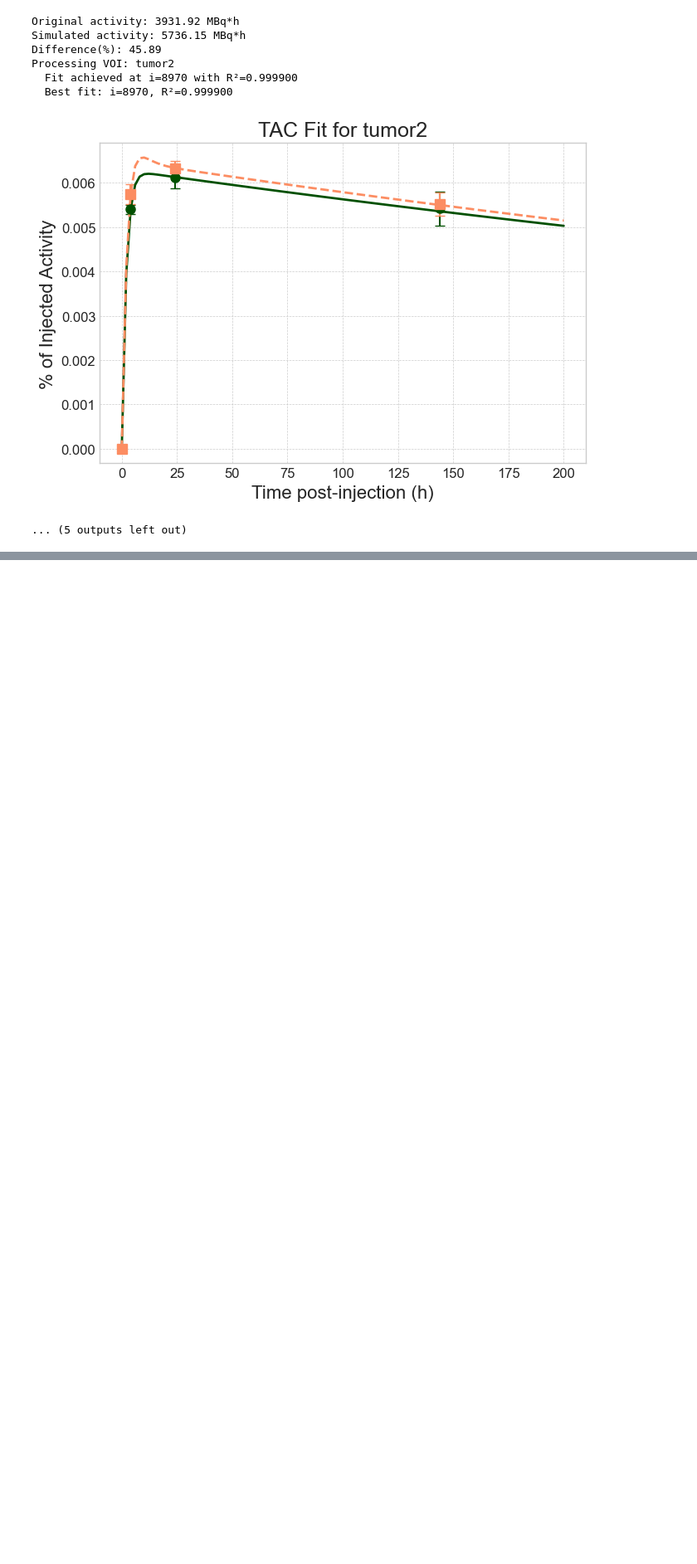
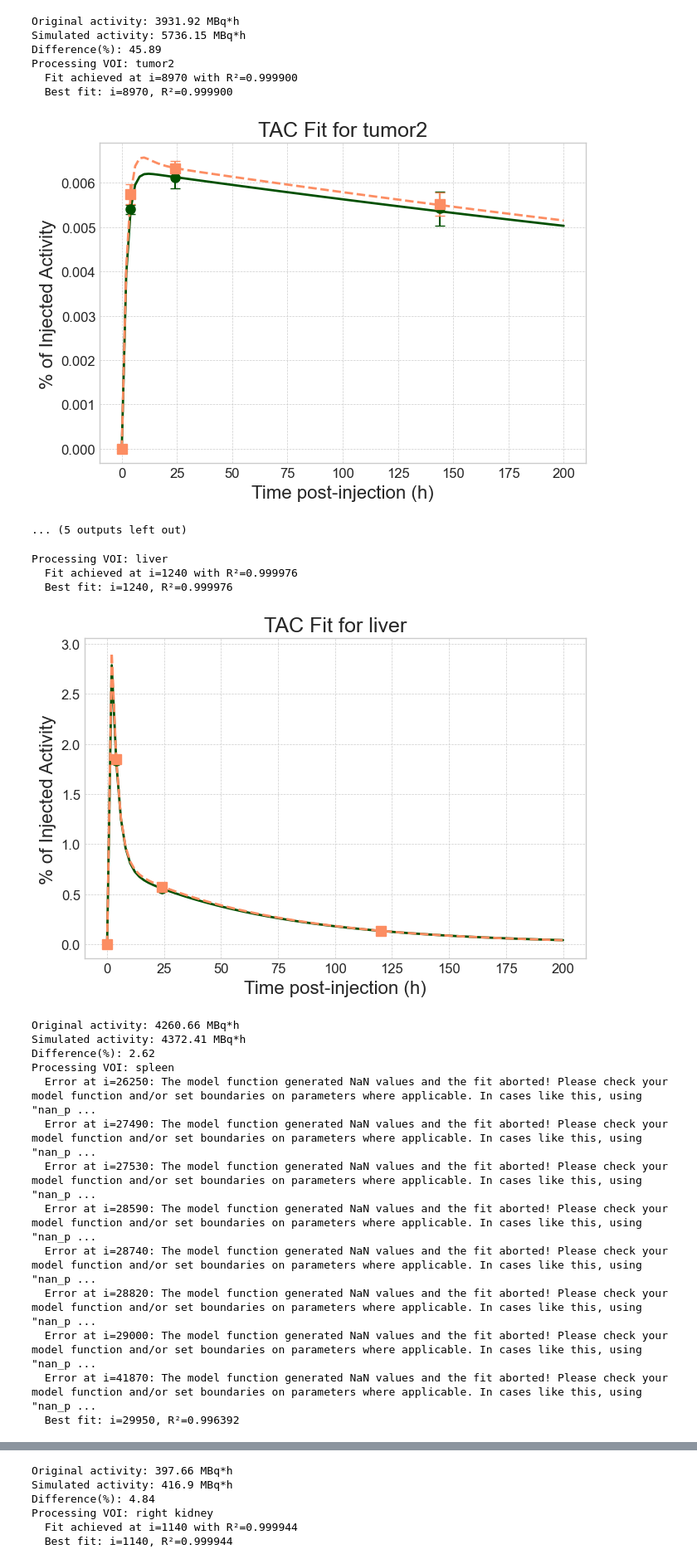
Before and after one commit to luisadias02/masters-thesis, a Jupyter notebook: run_main2.ipynb, the cells around one changed output, grey strips where cells are left out. Shown at 83% size. Drawn from its saved outputs; the diff is of its cells as text; code cells hidden in the pictures; blank space fills up the shorter version.

Commit message:
added p1 to the run_main2

```diff
--- a/run_main2.ipynb
+++ b/run_main2.ipynb
@@ -81,3 +81,58 @@ Processing VOI: tumor2
   Best fit: i=8970, R²=0.999900
 [figure]
 ... (5 outputs left out)
+# %%
+liver_ast = {0: [0, 0.0001], 4: [124.38959072503, 1.537367], 24: [37.7515387711174, 0.607763], 120: [8.9943168868411, 0.127494]}
+liver_simind = {0: [0, 0.0001], 4: [125.111247, 1.628772], 24: [38.748669, 0.671705], 120: [9.128179, 0.136377]}
+
+spleen_ast = {0: [0, 0.0001], 4: [15.776776, 0.337358], 24: [3.919345, 0.177488], 120: [0.694416, 0.021221]}
+spleen_simind = {0: [0, 0.0001],4: [13.726647, 0.171488], 24: [3.986914, 0.240543], 120: [0.637171, 0.017479]}
+
+right_kid_ast = { 0: [0, 0.0001],4: [80.990723, 0.446256], 24: [69.235484, 0.803898], 120: [21.090898, 0.241224]}
+right_kid_simind = {0: [0, 0.0001], 4: [84.153715, 0.499432], 24: [86.048657, 0.671325], 120: [25.316094, 0.230845]}
+
+left_kid_ast = {0: [0, 0.0001], 4: [75.539789, 0.517270], 24: [61.183383, 0.707927], 120: [16.770402, 0.218478]}
+left_kid_simind = {0: [0, 0.0001], 4: [81.172688, 0.627032], 24: [70.507004, 0.749137], 120: [20.165298, 0.232353]}
+
+bladder_ast= {0: [0, 0.0001], 4: [106.911, 0.617], 24: [58.616, 0.8783], 120: [6.7627, 0.129]}
+bladder_simind= {0: [0, 0.0001], 4: [100.1288, 1.127], 24: [59.9237, 1.608795], 120: [7.6607, 0.144838]}
+
+
+tumor_1_ast = {0: [0, 0.0001], 4: [5.0853, 0.1842], 24: [6.6749, 0.36976], 120: [3.08334, 0.21380]}
+tumor_1_simind = {0: [0, 0.0001], 4: [4.26577, 0.0867], 24: [5.4818710, 0.18964], 120: [2.9927, 0.17102]}
+
+tumor_2_ast = {0: [0, 0.0001], 4: [0.76745, 0.03486], 24: [2.16126, 0.14533], 120: [1.29101, 0.10229]}
+tumor_2_simind = {0: [0, 0.0001], 4: [0.680092, 0.01377], 24: [1.9648, 0.08960], 120: [1.35214, 0.09063]}
+
+remaining_ast= {0: [0, 0.0001], 4: [1686.4, 6], 24: [648.04, 5.5], 120: [98.090, 2.5]}
+remaining_simind= {0: [0, 0.0001], 4: [1748.83, 6], 24: [683.55, 5], 120: [122.97, 2.5]}
+
+main_dict= {'liver':[liver_ast, liver_simind], 'spleen':[spleen_ast, spleen_simind],
+			 'right kidney': [right_kid_ast, right_kid_simind], 'left kidney': [left_kid_ast, left_kid_simind],
+			 'tumor1': [tumor_1_ast, tumor_1_simind], 'tumor2': [tumor_2_ast, tumor_2_simind],
+             'remaining':[remaining_ast, remaining_simind], 'bladder':[bladder_ast, bladder_simind]}
+# %%
+main.main(main_dict,
+	 original_24h_path= "E:\\tese_mestrado\\patients_study\\p1\\volumes_finais\\spect_or_24h.nrrd",
+     simulated_24h_path= "C:\\simind\\patient_study\\spect_simind_24h_display.nii",
+     seg_path= "E:\\tese_mestrado\\patients_study\\p1\\volumes_finais\\seg_spect_24h_marta.seg.nrrd",
+     output_path= "E:\\CODIGO_USADO_TESE\\p1",
+     administered_activity=6783)
+# %% [output]
+Processing VOI: liver
+  Fit achieved at i=1240 with R²=0.999976
+  Best fit: i=1240, R²=0.999976
+[figure, added]
+Original activity: 4260.66 MBq*h
+Simulated activity: 4372.41 MBq*h
+Difference(%): 2.62
+Processing VOI: spleen
+  Error at i=26250: The model function generated NaN values and the fit aborted! Please check your model function and/or set boundaries on parameters where applicable. In cases like this, using "nan_p ...
+  Error at i=27490: The model function generated NaN values and the fit aborted! Please check your model function and/or set boundaries on parameters where applicable. In cases like this, using "nan_p ...
+  Error at i=27530: The model function generated NaN values and the fit aborted! Please check your model function and/or set boundaries on parameters where applicable. In cases like this, using "nan_p ...
+  Error at i=28590: The model function generated NaN values and the fit aborted! Please check your model function and/or set boundaries on parameters where applicable. In cases like this, using "nan_p ...
+  Error at i=28740: The model function generated NaN values and the fit aborted! Please check your model function and/or set boundaries on parameters where applicable. In cases like this, using "nan_p ...
+  Error at i=28820: The model function generated NaN values and the fit aborted! Please check your model function and/or set boundaries on parameters where applicable. In cases like this, using "nan_p ...
+  Error at i=29000: The model function generated NaN values and the fit aborted! Please check your model function and/or set boundaries on parameters where applicable. In cases like this, using "nan_p ...
+  Error at i=41870: The model function generated NaN values and the fit aborted! Please check your model function and/or set boundaries on parameters where applicable. In cases like this, using "nan_p ...
+  Best fit: i=29950, R²=0.996392
@@ -83,0 +140,6 @@ Processing VOI: tumor2
+Original activity: 397.66 MBq*h
+Simulated activity: 416.9 MBq*h
+Difference(%): 4.84
+Processing VOI: right kidney
+  Fit achieved at i=1140 with R²=0.999944
+  Best fit: i=1140, R²=0.999944
```
Also changed, not shown: parts of 1 cell of this notebook.
